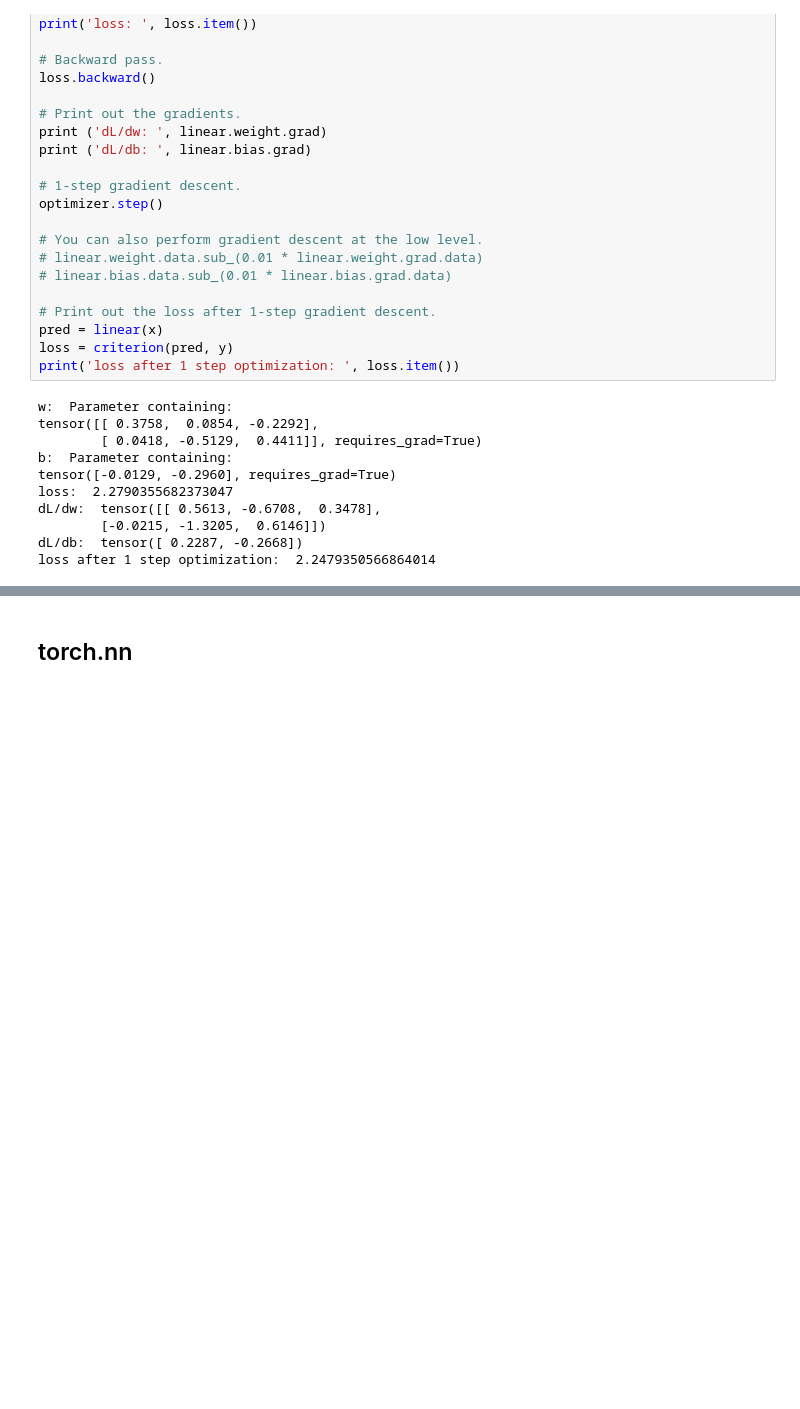
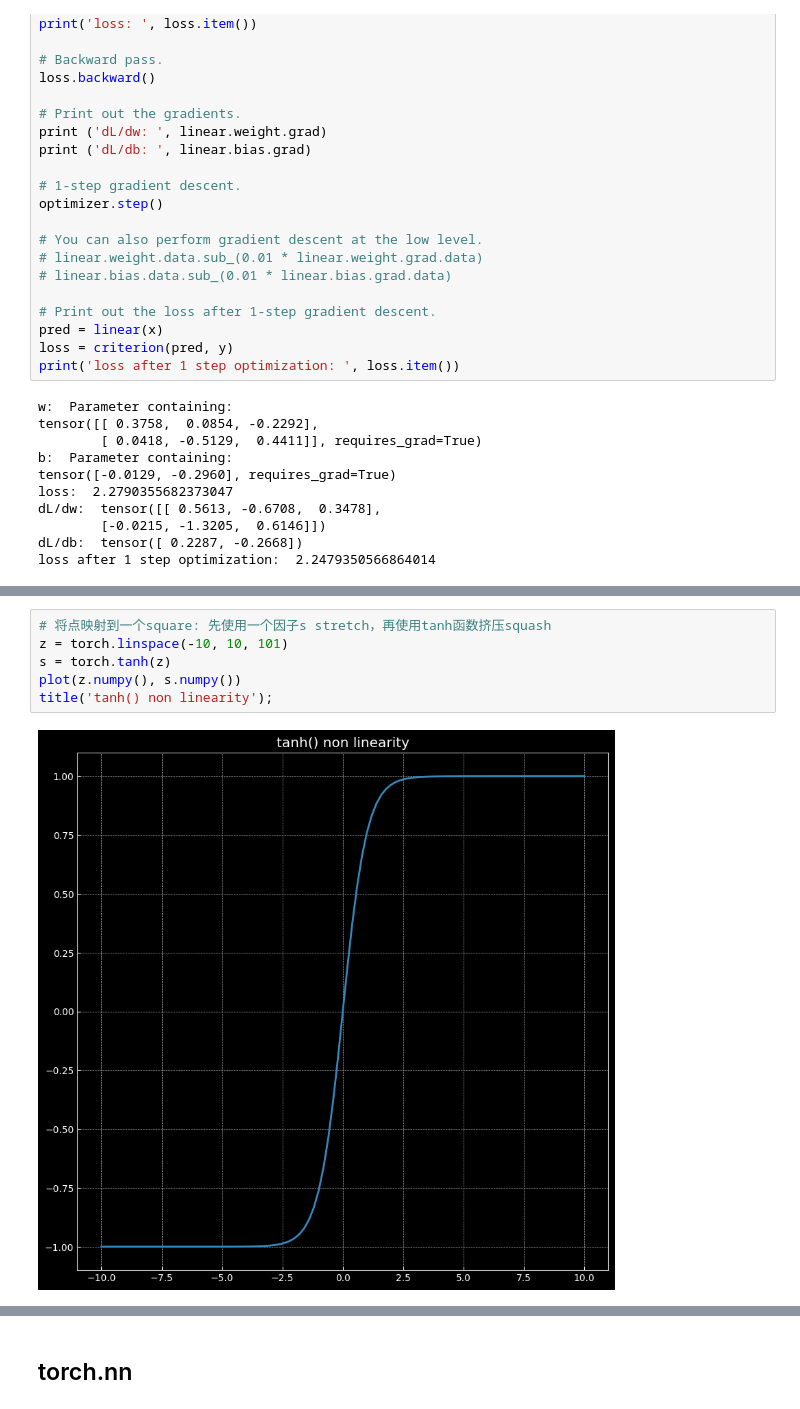
Before and after one commit to Qingfeng-Yao/Code-Repository, a Jupyter notebook: pytorch/pytorch_cookbook.ipynb, the cells around one changed output, grey strips where cells are left out. Drawn from its saved outputs; the diff is of its cells as text; blank space fills up the shorter version.

```diff
--- a/pytorch/pytorch_cookbook.ipynb
+++ b/pytorch/pytorch_cookbook.ipynb
@@ -732,0 +789,8 @@ loss after 1 step optimization:  2.2479350566864014
+# %%
+# 将点映射到一个square: 先使用一个因子s stretch，再使用tanh函数挤压squash
+z = torch.linspace(-10, 10, 101)
+s = torch.tanh(z)
+plot(z.numpy(), s.numpy())
+title('tanh() non linearity');
+# %% [output]
+[figure, added]
```
Also changed, not shown: parts of 12 cells of this notebook, 4 other files.
